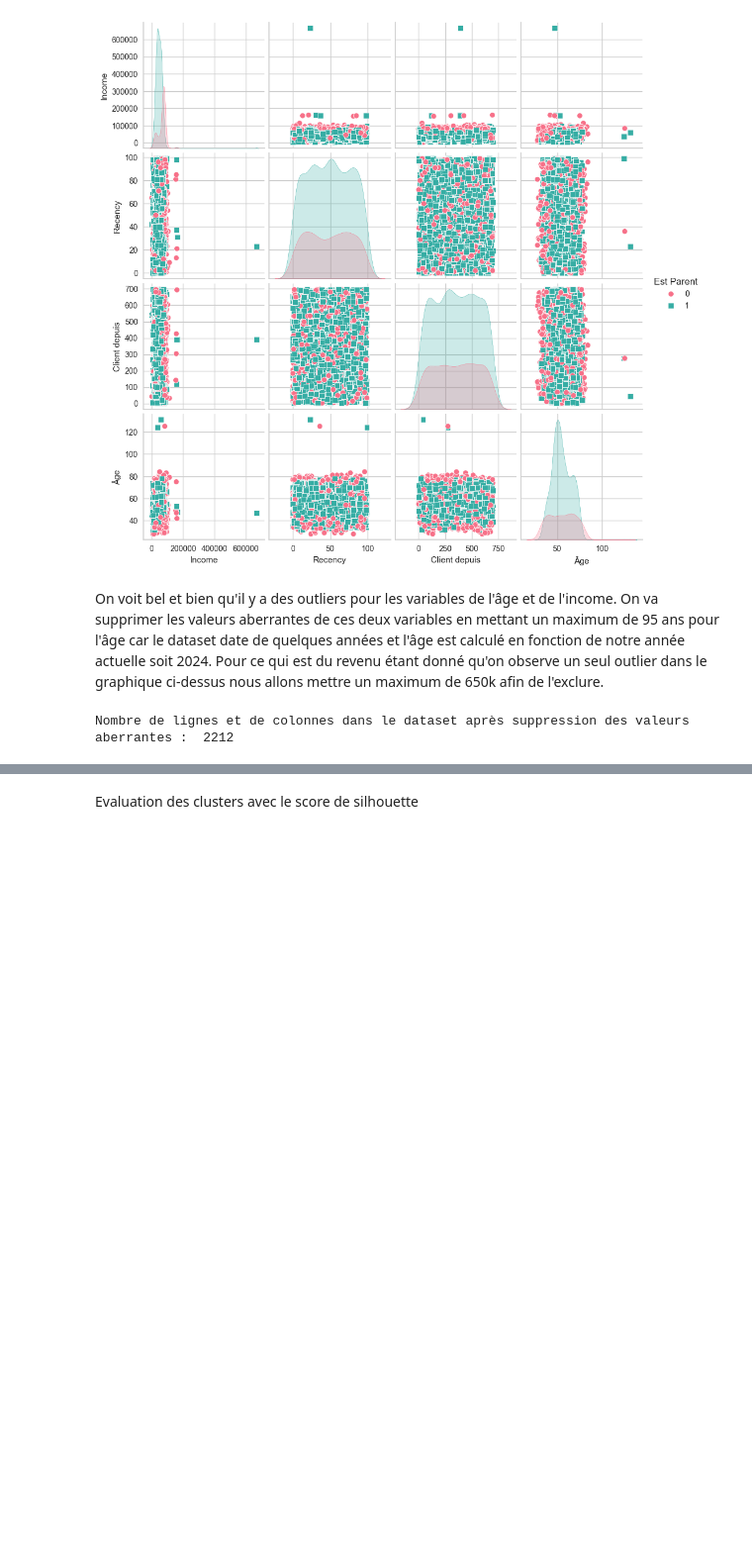
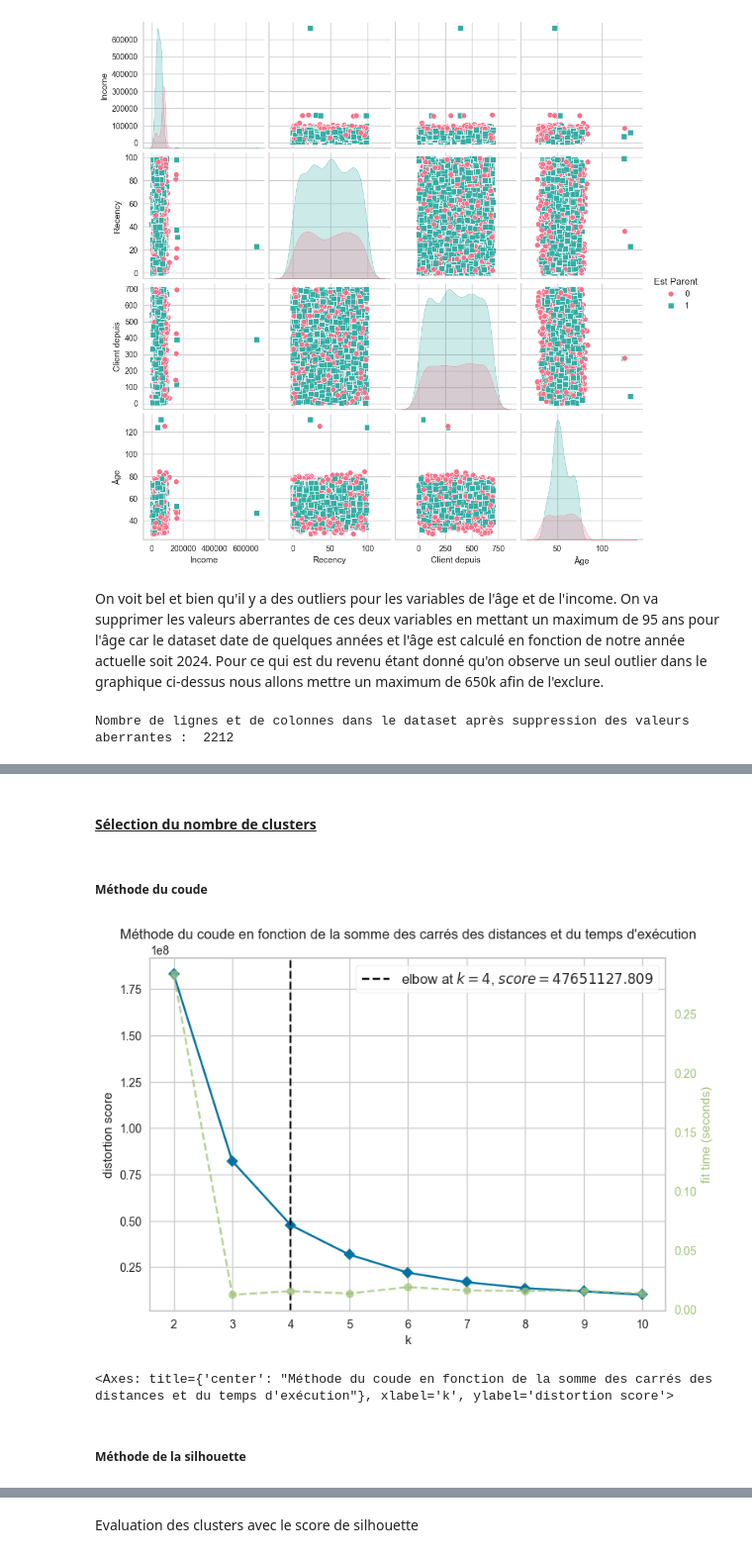
Before and after one commit to aurelien-adjimi/customer-personality-analysis, a Jupyter notebook: customer-personality-analysis.ipynb, the cells around one changed output, grey strips where cells are left out. Shown at 99% size. Saved outputs shown, nothing was run; the diff lists cells and outputs as text; code cells hidden in the pictures; blank space fills up the shorter version.

```diff
--- a/customer-personality-analysis.ipynb
+++ b/customer-personality-analysis.ipynb
@@ -323,6 +280,0 @@ On peut voir ici que le nombre optimal de cluster est de 4.
-# %%
-
-AC = AgglomerativeClustering(n_clusters=4)
-yhat_AC = AC.fit_predict(PCA_ds)
-PCA_ds['Cluster'] = yhat_AC
-df['Cluster'] = yhat_AC
@@ -380,8 +280,0 @@ plt.show()
-# %%
-# nb de promos cmp acceptées par cluster
-df["Total_Promos"] = df["AcceptedCmp1"]+ df["AcceptedCmp2"]+ df["AcceptedCmp3"]+ df["AcceptedCmp4"]+ df["AcceptedCmp5"]
-
-plt.figure()
-pl=sns.countplot(x="Cluster", hue="Total_Promos", data=df, palette='viridis')
-pl.set_title('Nombre de promos acceptées par Cluster')
-plt.show()
@@ -393,0 +374,2 @@ Sélection des caractéristiques numériques
+# %%
+X = df[['Recency', 'NumDealsPurchases', 'NumWebPurchases', 'NumCatalogPurchases', 'NumStorePurchases', 'NumWebVisitsMonth', 'Response', 'Dépenses', 'TotalAcceptedCmp', 'Enfants', 'Est Parent']]
@@ -393,0 +387,7 @@ Sélection des caractéristiques numériques
+# %%
+PCA_k = PCA(n_components=3)
+PCA_k.fit(X)
+X_PCA = PCA_k.transform(X)
+PCA_df = pd.DataFrame(data=X_PCA, columns=['PCA1', 'PCA2', 'PCA3'])
+
+PCA_df.describe()
@@ -393,0 +407,14 @@ Sélection des caractéristiques numériques
+# %% [markdown]
+#### <u>Sélection du nombre de clusters</u>
+# %% [markdown]
+##### Méthode du coude
+# %%
+Elbow_M = KElbowVisualizer(KMeans(), k=10)
+Elbow_M.fit(PCA_df)
+Elbow_M.title = 'Méthode du coude en fonction de la somme des carrés des distances et du temps d\'exécution'
+Elbow_M.show()
+# %% [output]
+[figure, added]
+<Axes: title={'center': "Méthode du coude en fonction de la somme des carrés des distances et du temps d'exécution"}, xlabel='k', ylabel='distortion score'>
+# %% [markdown]
+##### Méthode de la silhouette
```
Also changed, not shown: parts of 157 cells of this notebook.
